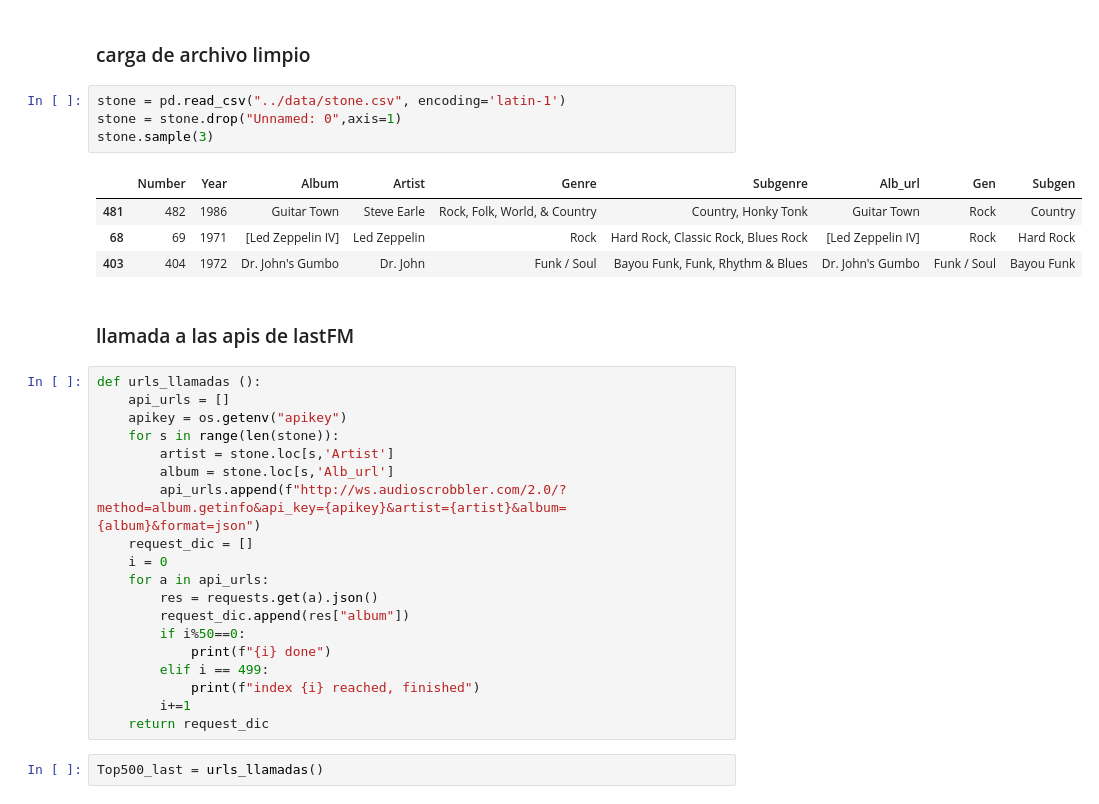
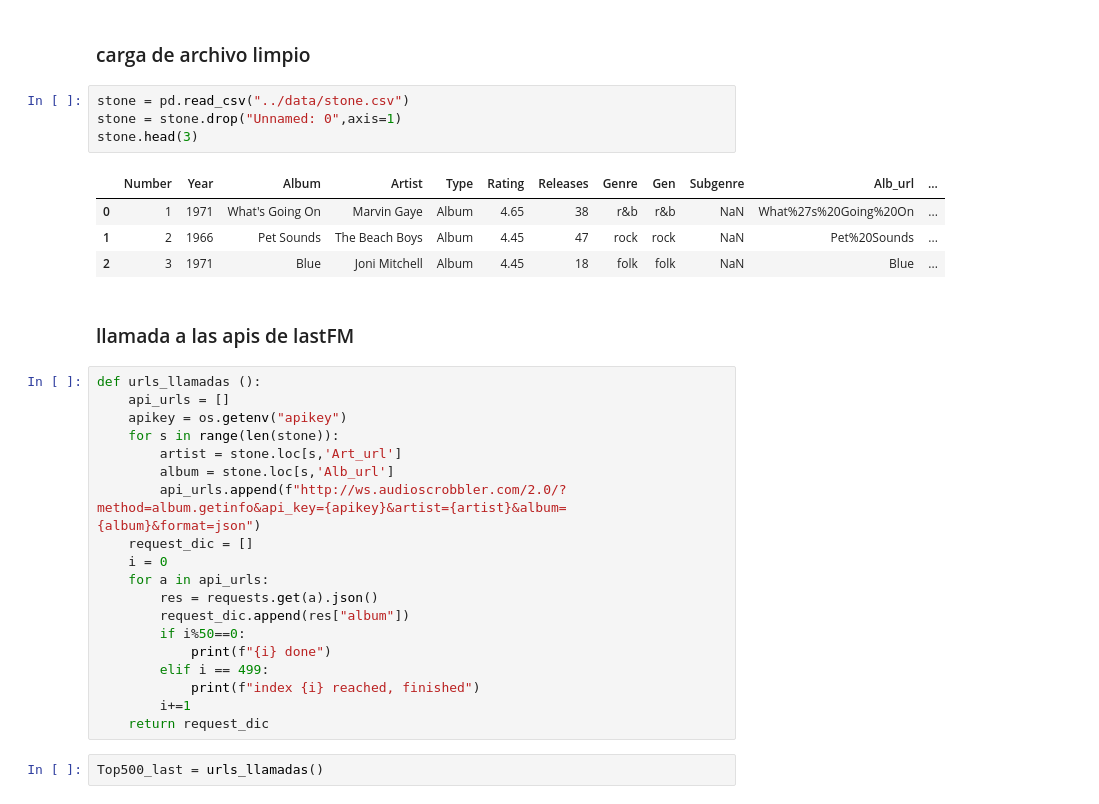
Before and after one commit to data2021oct/Pipelines-project, a Jupyter notebook: notebooks/extract_def.ipynb, the cells around one changed output. Saved outputs shown, nothing was run; the diff lists cells and outputs as text.

```diff
--- a/notebooks/extract_def.ipynb
+++ b/notebooks/extract_def.ipynb
@@ -287,14 +208,14 @@ top_sales_rich.to_csv("../data/top_sells_rich.csv")
 # %% [markdown]
 ### carga de archivo limpio
 # %%
-stone = pd.read_csv("../data/stone.csv", encoding='latin-1')
+stone = pd.read_csv("../data/stone.csv")
 stone = stone.drop("Unnamed: 0",axis=1)
-stone.sample(3)
+stone.head(3)
 # %% [output]
-|  | Number | Year | Album | Artist | Genre | Subgenre | Alb_url | Gen | Subgen |
-| 481 | 482 | 1986 | Guitar Town | Steve Earle | Rock, Folk, World, & Country | Country, Honky Tonk | Guitar Town | Rock | Country |
-| 68 | 69 | 1971 | [Led Zeppelin IV] | Led Zeppelin | Rock | Hard Rock, Classic Rock, Blues Rock | [Led Zeppelin IV] | Rock | Hard Rock |
-| 403 | 404 | 1972 | Dr. John's Gumbo | Dr. John | Funk / Soul | Bayou Funk, Funk, Rhythm & Blues | Dr. John's Gumbo | Funk / Soul | Bayou Funk |
+|  | Number | Year | Album | Artist | Type | Rating | Releases | Genre | Gen | Subgenre | Alb_url | ... |
+| 0 | 1 | 1971 | What's Going On | Marvin Gaye | Album | 4.65 | 38 | r&b | r&b | NaN | What%27s%20Going%20On | ... |
+| 1 | 2 | 1966 | Pet Sounds | The Beach Boys | Album | 4.45 | 47 | rock | rock | NaN | Pet%20Sounds | ... |
+| 2 | 3 | 1971 | Blue | Joni Mitchell | Album | 4.45 | 18 | folk | folk | NaN | Blue | ... |
 # %% [markdown]
 ### llamada a las apis de lastFM
 # %%
@@ -302,7 +223,7 @@ def urls_llamadas ():
     api_urls = []
     apikey = os.getenv("apikey")
     for s in range(len(stone)):
-        artist = stone.loc[s,'Artist']
+        artist = stone.loc[s,'Art_url']
         album = stone.loc[s,'Alb_url']
         api_urls.append(f"http://ws.audioscrobbler.com/2.0/?method=album.getinfo&api_key={apikey}&artist={artist}&album={album}&format=json")
     request_dic = []
```
Also changed, not shown: parts of 23 cells of this notebook, 21 other files.
